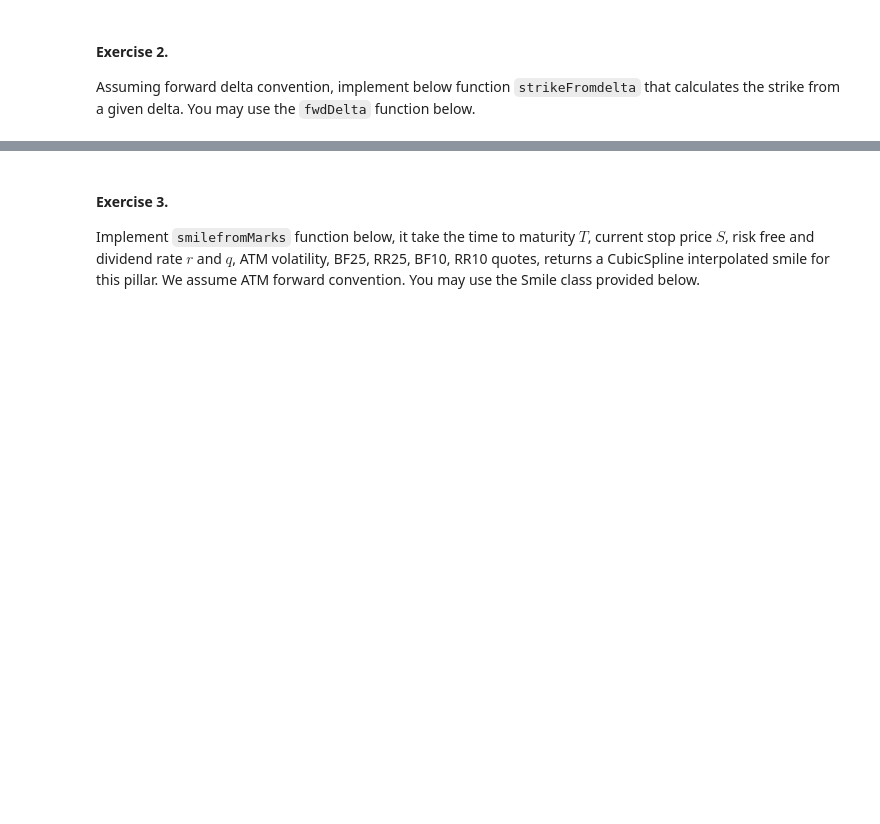
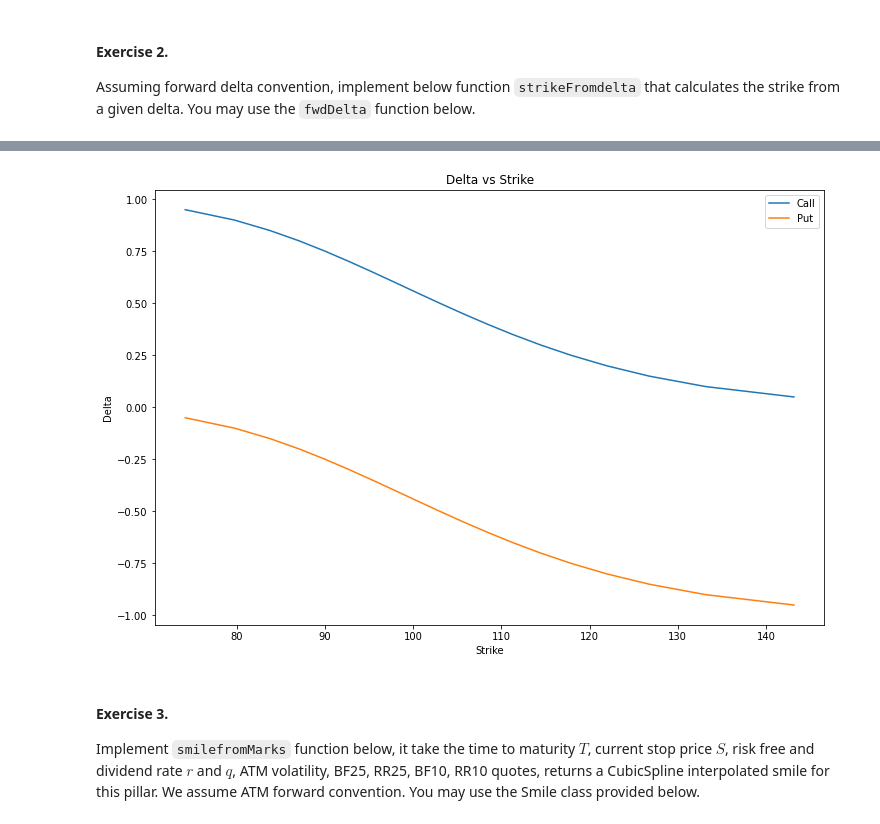
Before and after one commit to anirban2294/Numerical_Pricers, a Jupyter notebook: assignment2_Anirban.ipynb, the cells around one changed output, grey strips where cells are left out. Drawn from its saved outputs; the diff is of its cells as text; code cells hidden in the pictures; blank space fills up the shorter version.

```diff
--- a/assignment2_Anirban.ipynb
+++ b/assignment2_Anirban.ipynb
@@ -33,6 +155,7 @@
 class PayoffType(Enum):
     Call = 0
     Put = 1
+
 def cnorm(x):
     return (1.0 + math.erf(x / math.sqrt(2.0))) / 2.0
 
@@ -45,8 +168,9 @@ def fwdDelta(fwd, stdev, strike, payoffType):
     else:
         raise Exception("not supported payoff type", payoffType)
 
-# solve for the K such that Delta(S, T, K, vol) = delta, assuming forward delta convention
 def strikeFromDelta(S, r, q, T, vol, delta, payoffType):
+    fwd = S*np.exp((r-q)*T)
     strike = 0
-    # your implementation here
-    return strike
+    f = lambda strike: (fwdDelta(fwd, vol, strike, payoffType) - delta)
+    strike_l, strike_h = 0.01, S*10
+    return optimize.brentq(f, strike_l, strike_h)
@@ -53,3 +182,21 @@ def strikeFromDelta(S, r, q, T, vol, delta, payoffType):
+# %%
+S, r, q, T, vol = 100, 0.01, 0, 1, 0.2
+calldeltas = np.arange(0.05,1,0.05)
+putdeltas = np.arange(-0.05,-1,-0.05)
+
+call_strikes = [strikeFromDelta(S, r, q, T, vol, i, PayoffType.Call) for i in calldeltas]
+put_strikes = [strikeFromDelta(S, r, q, T, vol, i, PayoffType.Put) for i in putdeltas]
+# %%
+plt.figure(figsize = (12,8))
+plt.plot(call_strikes, calldeltas, label = "Call")
+plt.plot(put_strikes, putdeltas, label = "Put")
+plt.title("Delta vs Strike")
+plt.xlabel("Strike")
+plt.ylabel("Delta")
+plt.legend()
+plt.show()
+# %% [output]
+[figure, added]
 # %% [markdown]
 #### Exercise 3.
 
```
Also changed, not shown: parts of 12 cells of this notebook, 1 other file.
